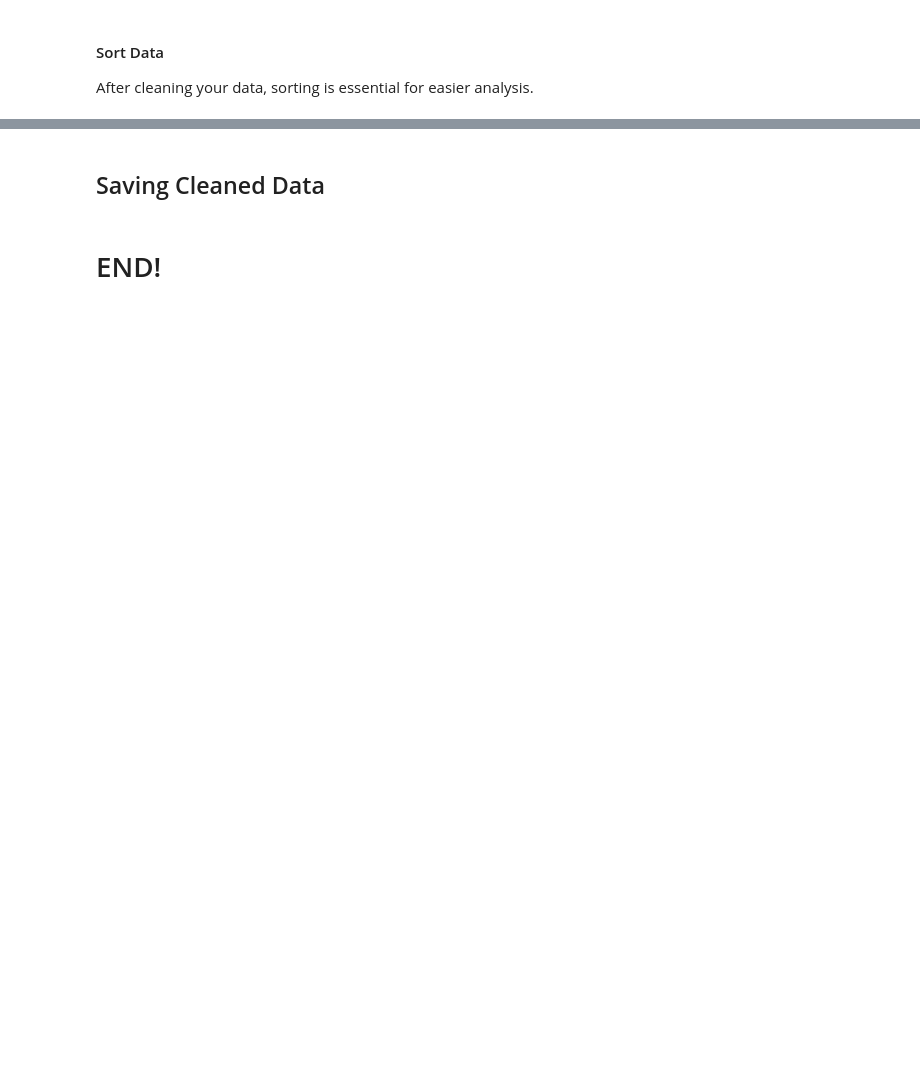
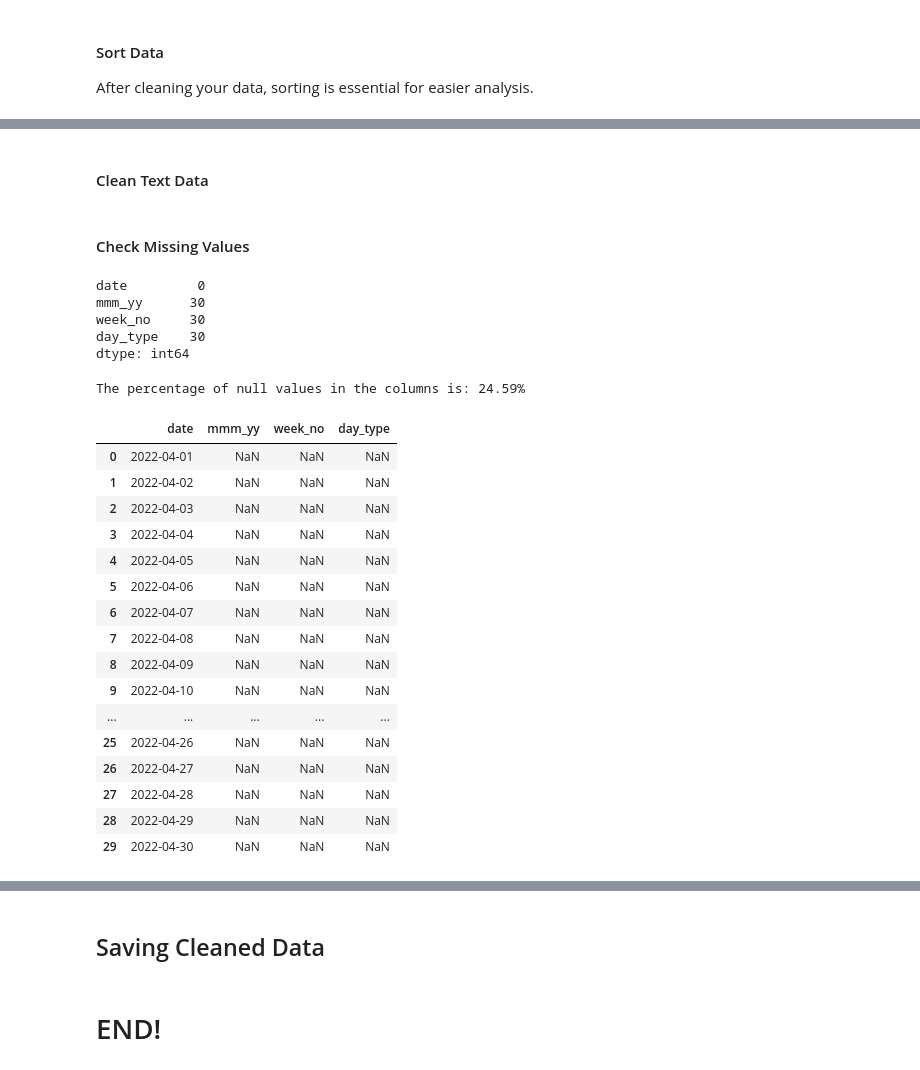
Before and after one commit to WalterEdwardd/AtliQ_Grands_Hospitality_Revenue_Strategy_Project, a Jupyter notebook: scripts/processed.ipynb, the cells around one changed output, grey strips where cells are left out. Cells and saved outputs as stored; diff of their text form; code cells hidden in the pictures; blank space fills up the shorter version.

Commit message:
modified processed_data.ipynb file, and update data processed

```diff
--- a/scripts/processed.ipynb
+++ b/scripts/processed.ipynb
@@ -1023,7 +842,7 @@ The number of successful_bookings Outliers for property name weekend is  124
 BY WEEK NO
 # %%
 # number of outliers groupby week_no
-data_for_present = outliers_full_successful_bookings.groupby('week_no').agg(
+data_for_present = outliers_full_successful_bookings.groupby('week no').agg(
     count=('property_id', 'count')
 ).reset_index()
 
@@ -1031,7 +850,7 @@ data_for_present = outliers_full_successful_bookings.groupby('week_no').agg(
 plt.figure(figsize=(10, 6))
 
 # plot line chart
-sns.lineplot(data=data_for_present, x='week_no', y='count', color='#DC5F00', linestyle='dashed', marker='o')
+sns.lineplot(data=data_for_present, x='week no', y='count', color='#DC5F00', linestyle='dashed', marker='o')
 
 # optimize
 plt.title("Number of Outliers by Week", fontsize=16)
@@ -1040,7 +859,7 @@ plt.ylabel("Number of Outliers", fontsize=12)
 plt.ylim(0, data_for_present['count'].max()*1.2) # increase the y limit to have more space for annotations
 
 # Add Annotate
-for x, y in zip(data_for_present['week_no'], data_for_present['count']):
+for x, y in zip(data_for_present['week no'], data_for_present['count']):
     plt.text(x, y + 1, f"{y}",
             ha='center', va='bottom', fontsize=10,
              )
@@ -1462,0 +1288,23 @@ Missing Booking Dates
+# %%
+# define the start date for the month
+start_date = '2022-04-01'
+# convert the start date to a datetime object
+start_dates = pd.to_datetime(start_date)
+# calculate the last date range of the month using DateOffset
+end_dates = (start_dates + pd.DateOffset(months=1)).replace(day=1) - pd.Timedelta(days=1)
+# generate the date range from the start dates to end dates
+miss_date = pd.date_range(start=start_dates, end=end_dates).date
+# convert to DataFrame
+miss_dates = pd.DataFrame(miss_date, columns=['date'])
+# convert date column in miss_dates df to datetime
+miss_dates['date'] = pd.to_datetime(miss_dates['date'])
+# check the missing dates (dates that are not in dim_date)
+missing_date = set(miss_dates['date']) - set(dim_date['date'])
+# create a DataFrame of missing_date
+missing_dates = pd.DataFrame(sorted(missing_date), columns=['date'])
+# append the missing dates to dim_date
+dim_date = pd.concat([dim_date, missing_dates], ignore_index=True)
+# sort the dim_date DataFrame by date to maintain chronological order
+dim_date = dim_date.sort_values(by='date').reset_index(drop=True)
+# check the result after processing
+dim_date
@@ -1643,0 +1627,2 @@ fact_bookings = fact_bookings.sort_values(by=['booking_date','booking_id','check
+# %% [markdown]
+#### Clean Text Data
@@ -1643,0 +1644,44 @@ fact_bookings = fact_bookings.sort_values(by=['booking_date','booking_id','check
+# %% [markdown]
+#### Check Missing Values
+# %%
+# Check for missing values
+dim_date.isnull().sum()
+# %% [output]
+date         0
+mmm_yy      30
+week_no     30
+day_type    30
+dtype: int64
+# %%
+# check the percentage of missing values
+print(f"The percentage of null values in the columns is: {dim_date['mmm_yy'].isnull().sum() / dim_date.shape[0] * 100 :.2f}%")
+# %% [output]
+The percentage of null values in the columns is: 24.59%
+# %%
+# check null values in the columns that have booking status is in "cancelled" or "no show"
+null_dim_date = dim_date.index[
+    (dim_date['mmm_yy'].isnull()) &
+    (dim_date['week_no'].isnull()) &
+    (dim_date['day_type'].isnull())
+                                ].to_list()
+# display null values
+null_dim_date
+dim_date.loc[null_dim_date, ]
+# %% [output]
+|  | date | mmm_yy | week_no | day_type |
+| 0 | 2022-04-01 | NaN | NaN | NaN |
+| 1 | 2022-04-02 | NaN | NaN | NaN |
+| 2 | 2022-04-03 | NaN | NaN | NaN |
+| 3 | 2022-04-04 | NaN | NaN | NaN |
+| 4 | 2022-04-05 | NaN | NaN | NaN |
+| 5 | 2022-04-06 | NaN | NaN | NaN |
+| 6 | 2022-04-07 | NaN | NaN | NaN |
+| 7 | 2022-04-08 | NaN | NaN | NaN |
+| 8 | 2022-04-09 | NaN | NaN | NaN |
+| 9 | 2022-04-10 | NaN | NaN | NaN |
+| ... | ... | ... | ... | ... |
+| 25 | 2022-04-26 | NaN | NaN | NaN |
+| 26 | 2022-04-27 | NaN | NaN | NaN |
+| 27 | 2022-04-28 | NaN | NaN | NaN |
+| 28 | 2022-04-29 | NaN | NaN | NaN |
+| 29 | 2022-04-30 | NaN | NaN | NaN |
```
Also changed, not shown: parts of 73 cells of this notebook, 3 other files.
